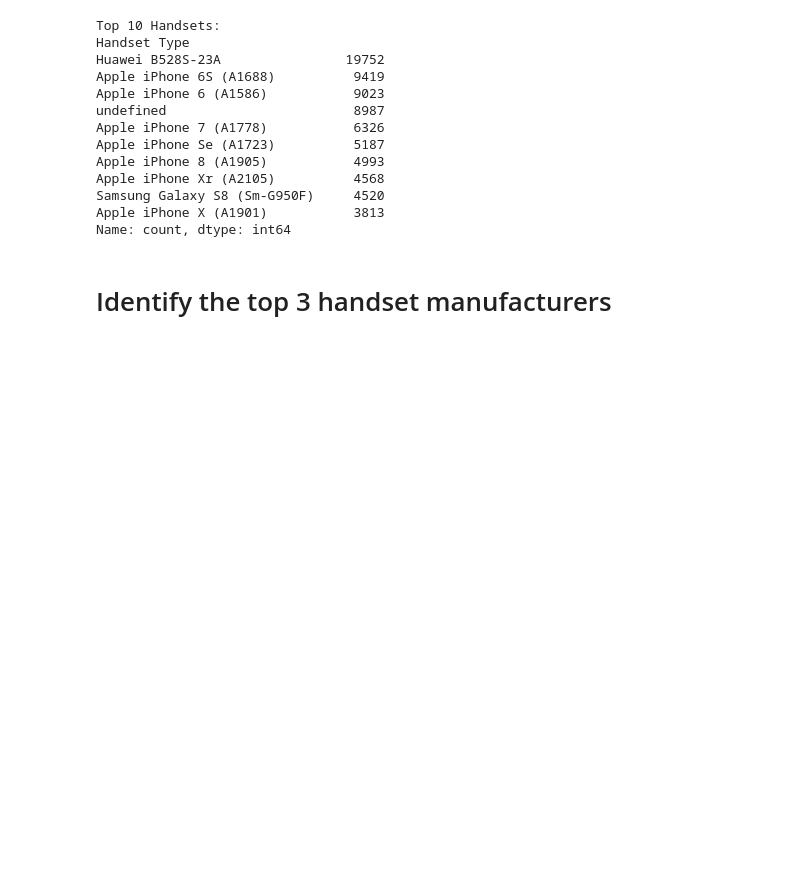
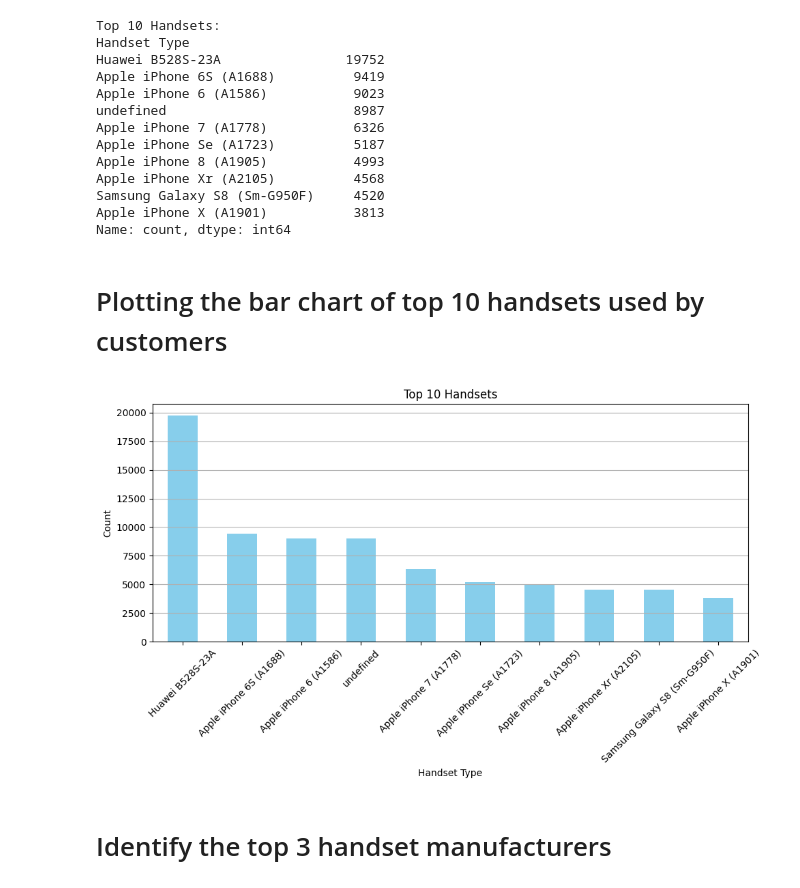
Before and after one commit to YomiyuShambel21/TellCo_Data_Analysis, a Jupyter notebook: notebooks/User Overview Analysis.ipynb, the cells around one changed output. Cells and saved outputs as stored; diff of their text form; code cells hidden in the pictures; blank space fills up the shorter version.

Commit message:
bar chart

```diff
--- a/notebooks/User Overview Analysis.ipynb
+++ b/notebooks/User Overview Analysis.ipynb
@@ -202,6 +202,20 @@ Apple iPhone Xr (A2105)          4568
 Samsung Galaxy S8 (Sm-G950F)     4520
 Apple iPhone X (A1901)           3813
 Name: count, dtype: int64
+# %% [markdown]
+# Plotting the bar chart of top 10 handsets used by customers
+# %%
+plt.figure(figsize=(10, 6))
+top_10_handsets.plot(kind='bar', color='skyblue')
+plt.title('Top 10 Handsets')
+plt.xlabel('Handset Type')
+plt.ylabel('Count')
+plt.xticks(rotation=45)  # Rotate x-axis labels for better readability
+plt.grid(axis='y')  # Add grid lines for better visualization
+plt.tight_layout()  # Adjust layout to make room for the labels
+plt.show()
+# %% [output]
+[figure, added]
 # %% [markdown]
 # Identify the top 3 handset manufacturers
 # %%
```
Also changed, not shown: parts of 6 cells of this notebook.
